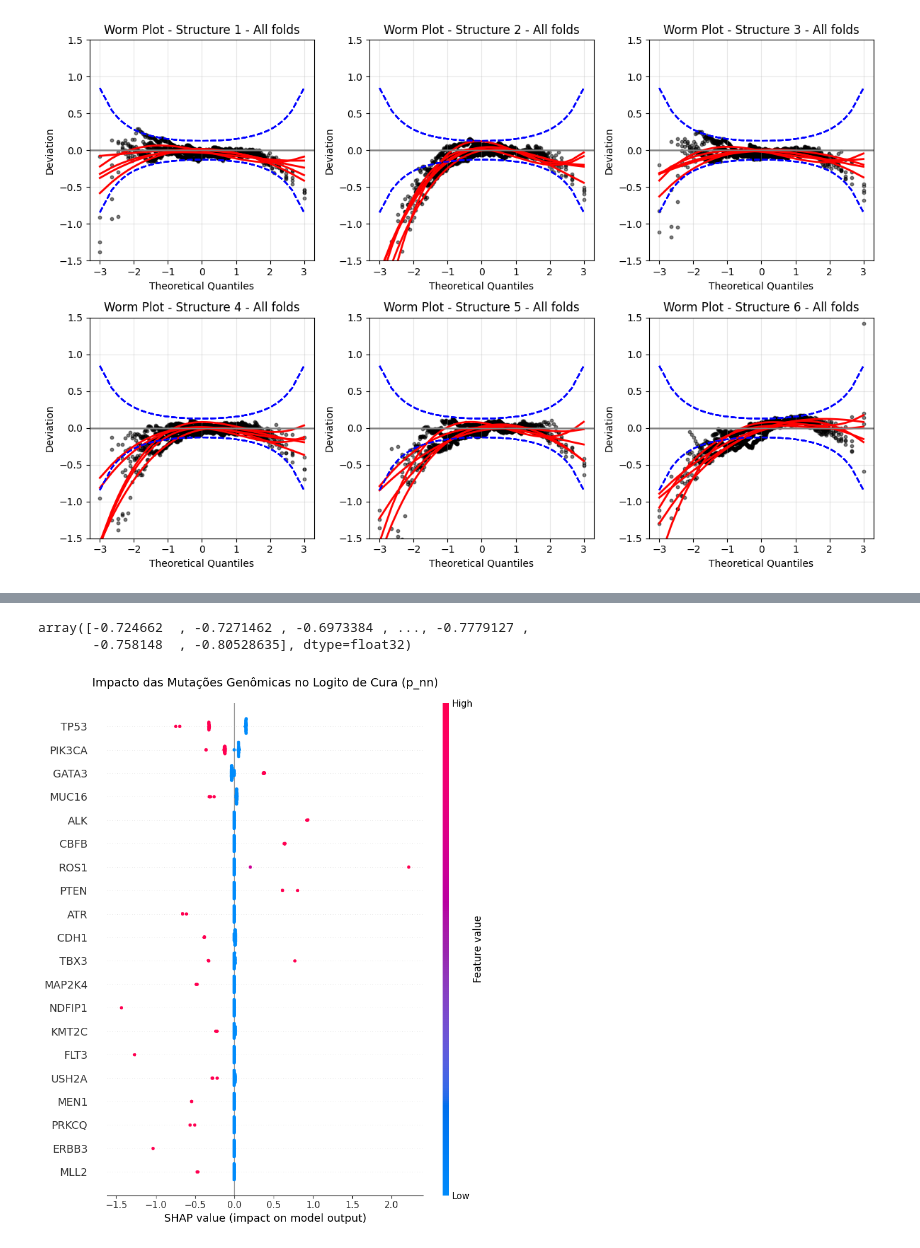
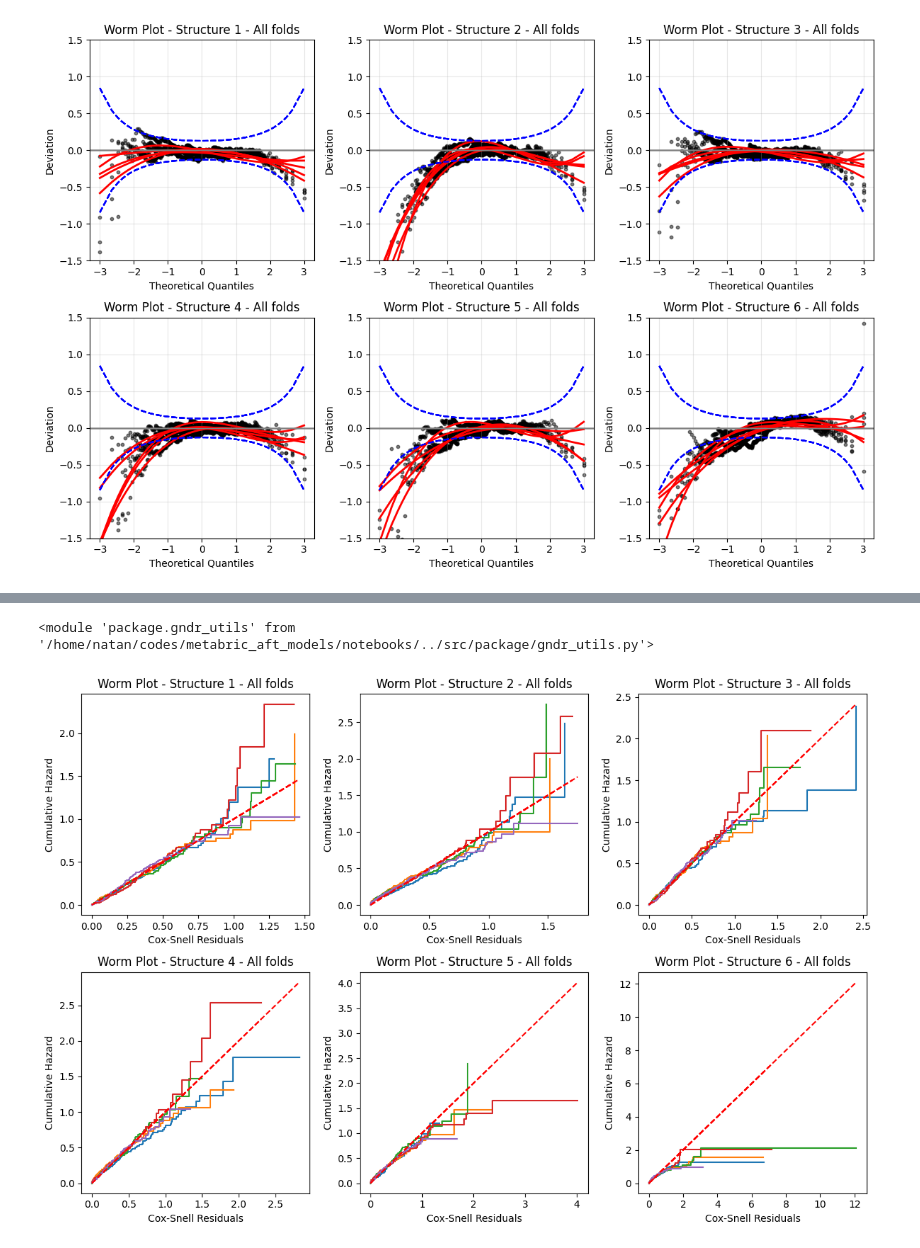
Before and after one commit to nhilariosilva/metabric_aft_models, a Jupyter notebook: notebooks/Cross Validation Analysis.ipynb, the cells around one changed output, grey strips where cells are left out. Cells and saved outputs as stored; diff of their text form; code cells hidden in the pictures.

```diff
--- a/notebooks/Cross Validation Analysis.ipynb
+++ b/notebooks/Cross Validation Analysis.ipynb
@@ -403,11 +351,0 @@ model_list[structure][dist][fold].predict()
-# %%
-model = model_list[structure][dist][fold]
-
-def predict_logit_p(x):
-    logits = model.predict(x)["p_nn"]
-    return logits.numpy().flatten()
-
-predict_logit_p(X_train_nn)
-# %% [output]
-array([-0.724662  , -0.7271462 , -0.6973384 , ..., -0.7779127 ,
-       -0.758148  , -0.80528635], dtype=float32)
@@ -440,17 +351,0 @@ def plot_shap(model, X_genes_train, X_genes_test, ax = None):
-# %%
-fold = 2
-dist = "ln"
-structure = 3
-
-df_train = pd.read_csv("../data/01_mlready/Cross Validation/{}_fold_train.csv".format(fold)).iloc[:,3:]
-df_test = pd.read_csv("../data/01_mlready/Cross Validation/{}_fold_test.csv".format(fold)).iloc[:,3:]
-
-X_train_nn = df_train.iloc[:,7:]
-X_test_nn = df_test.iloc[:,7:]
-
-model = model_list[structure][dist][fold]
-# p_nn_train = model.predict(X_train_nn)["p_nn"].numpy().flatten()
-# p_nn_test = model.predict(X_test_nn)["p_nn"].numpy().flatten()
-plot_shap(model, X_train_nn, X_test_nn.iloc[:50,:], ax = None)
-# %% [output]
-[figure, removed]
@@ -523,0 +352,38 @@ plt.show()
+# %%
+import importlib
+importlib.reload(utils)
+# %% [output]
+<module 'package.gndr_utils' from '/home/natan/codes/metabric_aft_models/notebooks/../src/package/gndr_utils.py'>
+# %%
+fig, ax = plt.subplots(nrows = 2, ncols = 3, figsize = (12,8))
+
+j = 0
+dist = "ln"
+for j in range(5):
+    norm_resid1 = utils.compute_randomized_residuals_censoring( summary_list[1][dist][j]["S_test"], summary_list[1][dist][j]["delta_test"] )
+    norm_resid2 = utils.compute_randomized_residuals_censoring( summary_list[2][dist][j]["S_test"], summary_list[2][dist][j]["delta_test"] )
+    norm_resid3 = utils.compute_randomized_residuals_censoring( summary_list[3][dist][j]["S_test"], summary_list[3][dist][j]["delta_test"] )
+    norm_resid4 = utils.compute_randomized_residuals_censoring( summary_list[4][dist][j]["S_test"], summary_list[4][dist][j]["delta_test"] )
+    norm_resid5 = utils.compute_randomized_residuals_censoring( summary_list[5][dist][j]["S_test"], summary_list[5][dist][j]["delta_test"] )
+    norm_resid6 = utils.compute_randomized_residuals_censoring( summary_list[6][dist][j]["S_test"], summary_list[6][dist][j]["delta_test"] )
+
+    utils.plot_cox_snell(summary_list[1][dist][j]["H_test"], summary_list[1][dist][j]["delta_test"], ax = ax[0,0], identity = True)
+    utils.plot_cox_snell(summary_list[2][dist][j]["H_test"], summary_list[2][dist][j]["delta_test"], ax = ax[0,1], identity = True)
+    utils.plot_cox_snell(summary_list[3][dist][j]["H_test"], summary_list[3][dist][j]["delta_test"], ax = ax[0,2], identity = True)
+    utils.plot_cox_snell(summary_list[4][dist][j]["H_test"], summary_list[4][dist][j]["delta_test"], ax = ax[1,0], identity = True)
+    utils.plot_cox_snell(summary_list[5][dist][j]["H_test"], summary_list[5][dist][j]["delta_test"], ax = ax[1,1], identity = True)
+    utils.plot_cox_snell(summary_list[6][dist][j]["H_test"], summary_list[6][dist][j]["delta_test"], ax = ax[1,2], identity = True)
+
+ax[0,0].set_title("Worm Plot - Structure 1 - All folds")
+ax[0,1].set_title("Worm Plot - Structure 2 - All folds")
+ax[0,2].set_title("Worm Plot - Structure 3 - All folds")
+ax[1,0].set_title("Worm Plot - Structure 4 - All folds")
+ax[1,1].set_title("Worm Plot - Structure 5 - All folds")
+ax[1,2].set_title("Worm Plot - Structure 6 - All folds")
+
+fig.tight_layout()
+
+fig.savefig('Images/wormplots_aftcr.png', format='png', dpi=300, bbox_inches='tight')
+fig.savefig('Images/wormplots_aftcr.pdf', format='pdf', dpi=300, bbox_inches='tight')
+# %% [output]
+[figure, added]
```
Also changed, not shown: parts of 9 cells of this notebook, 4 other files.
